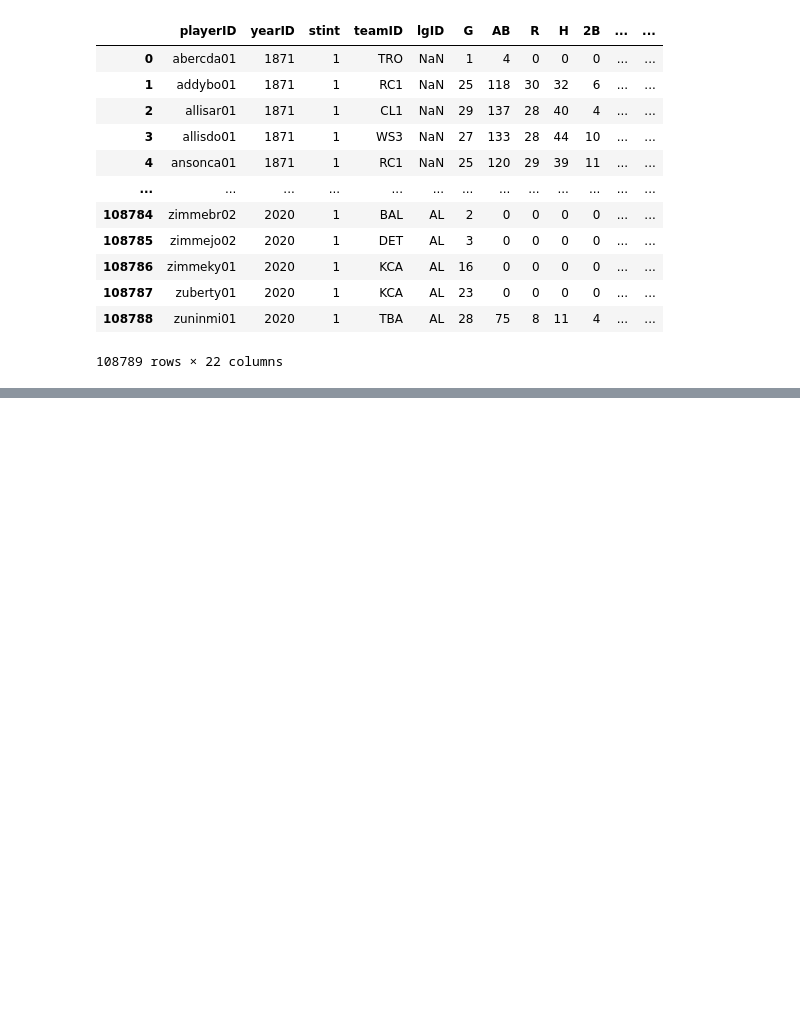
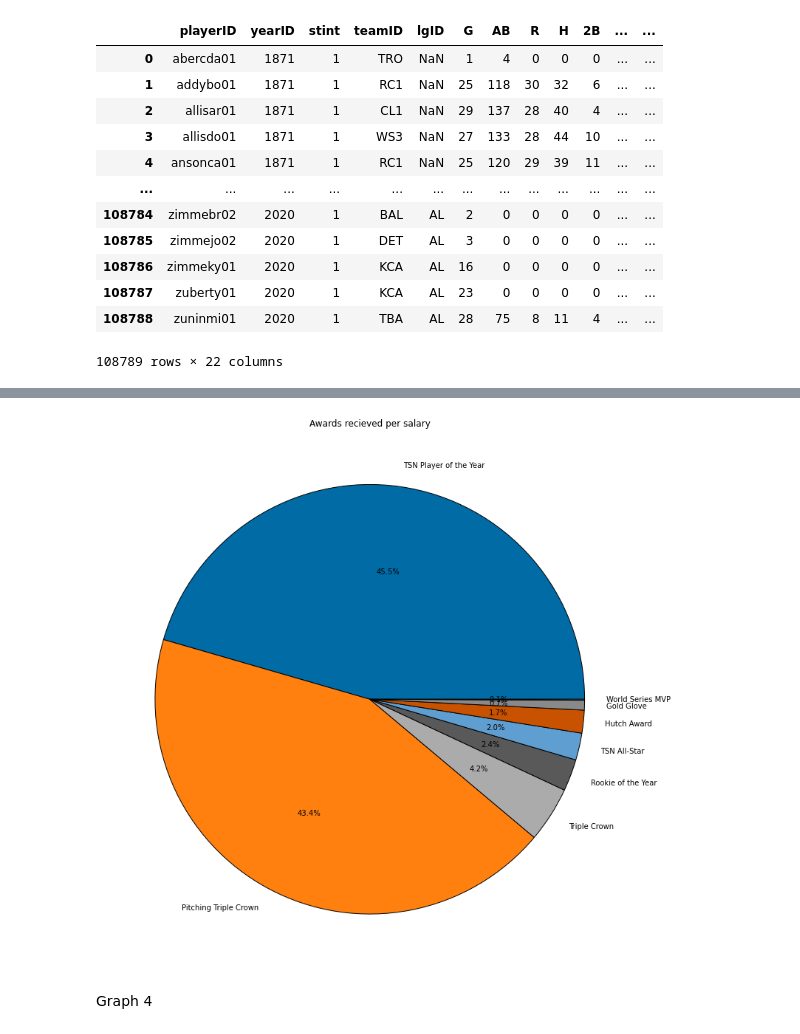
Before and after one commit to data301-2021-winter1/project-group37-project, a Jupyter notebook: notebooks/analysis3.ipynb, the cells around one changed output, grey strips where cells are left out. Drawn from its saved outputs; the diff is of its cells as text; code cells hidden in the pictures; blank space fills up the shorter version.

```diff
--- a/notebooks/analysis3.ipynb
+++ b/notebooks/analysis3.ipynb
@@ -36,0 +390,7 @@ Batting
+# %%
+Salaries_clean = (
+Salaries
+    .drop(['lgID'],axis=1)
+    .dropna(axis = 0)
+)
+Salaries_clean
@@ -36,0 +411,3 @@ Batting
+# %%
+merged = AwardPlayer_clean.merge(Salaries_clean, on="playerID", how="outer")
+merged.head()
@@ -36,0 +421,6 @@ Batting
+# %%
+merged_clean = (
+merged
+    .dropna(axis=0)
+)
+merged_clean.head()
@@ -36,0 +434,5 @@ Batting
+# %%
+labels = ['TSN Player of the Year','Pitching Triple Crown','Triple Crown','Rookie of the Year','TSN All-Star','Hutch Award','Gold Glove','World Series MVP']
+new_df = merged_clean.loc[merged_clean['awardID'].isin(['TSN Player of the Year','Pitching Triple Crown','Triple Crown','Rookie of the Year','TSN All-Star','Hutch Award','Gold Glove','World Series MVP']
+)]
+new_df.head()
@@ -36,0 +460,11 @@ Batting
+# %%
+plt.style.use('tableau-colorblind10')
+fig = plt.figure(figsize=(11,11))
+plt.pie(list(new_df['awardID'].value_counts()), autopct='%1.1f%%',labels = labels, wedgeprops={'edgecolor':'black'})
+plt.title('Awards recieved per salary')
+plt.tight_layout()
+plt.show()
+# %% [output]
+[figure, added]
+# %% [markdown]
+Graph 4
```
Also changed, not shown: parts of 41 cells of this notebook, 7 other files.
